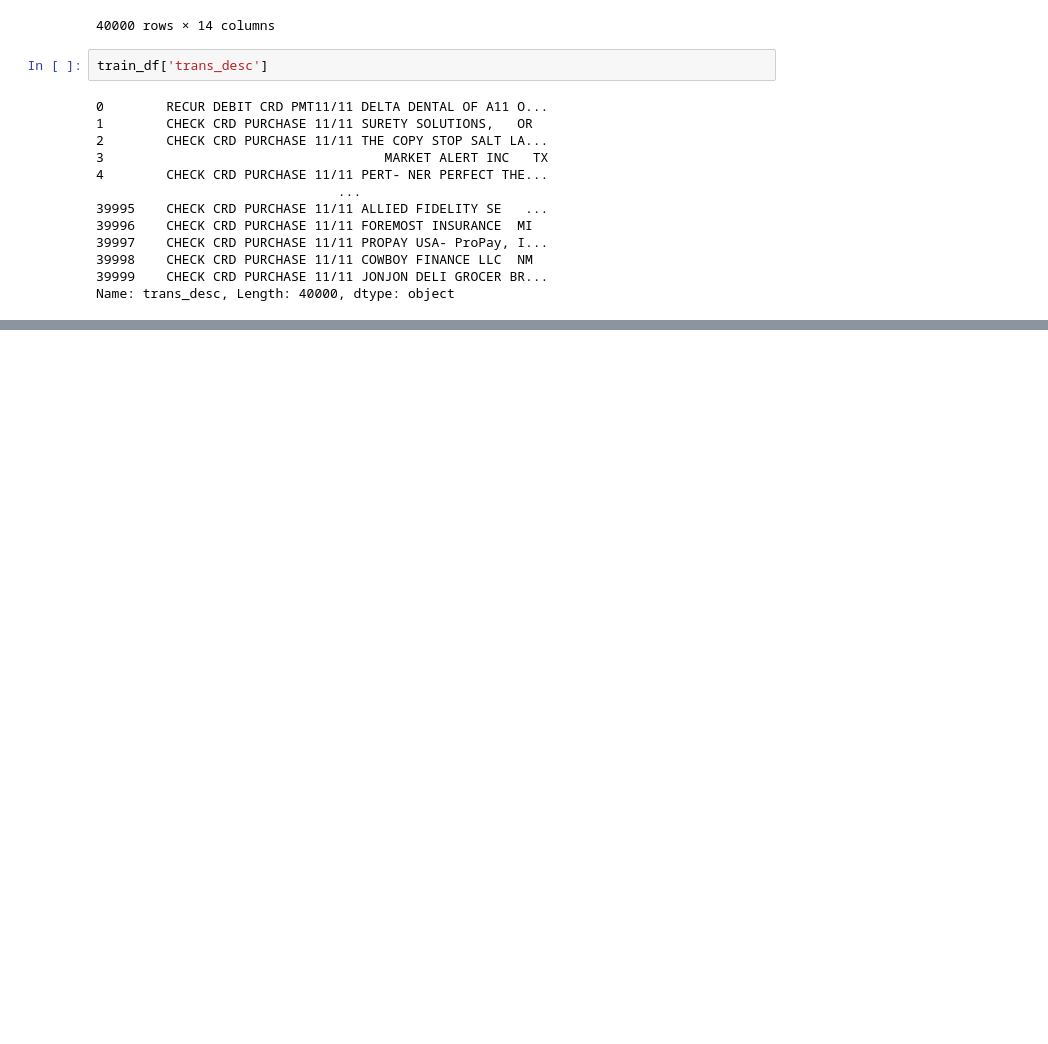
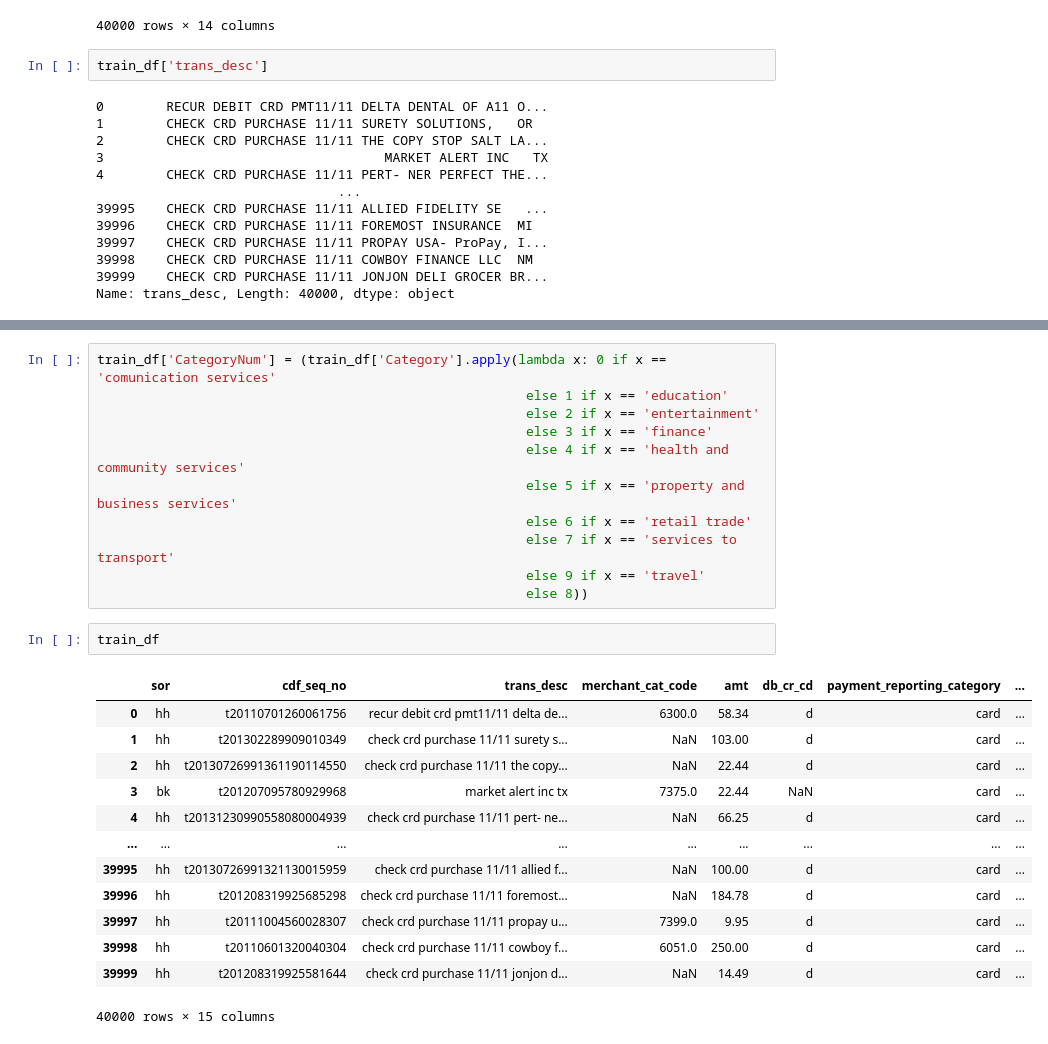
Before and after one commit to needleinahaystack3107/WellsFargoChallenge-TransactionAnalytics, a Jupyter notebook: Transaction Analytics.ipynb, the cells around one changed output, grey strips where cells are left out. Cells and saved outputs as stored; diff of their text form; blank space fills up the shorter version.

```diff
--- a/Transaction Analytics.ipynb
+++ b/Transaction Analytics.ipynb
@@ -206,0 +230,27 @@ Name: trans_desc, Length: 40000, dtype: object
+# %%
+train_df['CategoryNum'] = (train_df['Category'].apply(lambda x: 0 if x == 'comunication services'
+                                                       else 1 if x == 'education'
+                                                       else 2 if x == 'entertainment'
+                                                       else 3 if x == 'finance'
+                                                       else 4 if x == 'health and community services'
+                                                       else 5 if x == 'property and business services'
+                                                       else 6 if x == 'retail trade'
+                                                       else 7 if x == 'services to transport'
+                                                       else 9 if x == 'travel'
+                                                       else 8))
+# %%
+train_df
+# %% [output]
+|  | sor | cdf_seq_no | trans_desc | merchant_cat_code | amt | db_cr_cd | payment_reporting_category | ... |
+| 0 | hh | t20110701260061756 | recur debit crd pmt11/11 delta de... | 6300.0 | 58.34 | d | card | ... |
+| 1 | hh | t201302289909010349 | check crd purchase 11/11 surety s... | NaN | 103.00 | d | card | ... |
+| 2 | hh | t20130726991361190114550 | check crd purchase 11/11 the copy... | NaN | 22.44 | d | card | ... |
+| 3 | bk | t201207095780929968 | market alert inc tx | 7375.0 | 22.44 | NaN | card | ... |
+| 4 | hh | t20131230990558080004939 | check crd purchase 11/11 pert- ne... | NaN | 66.25 | d | card | ... |
+| ... | ... | ... | ... | ... | ... | ... | ... | ... |
+| 39995 | hh | t20130726991321130015959 | check crd purchase 11/11 allied f... | NaN | 100.00 | d | card | ... |
+| 39996 | hh | t201208319925685298 | check crd purchase 11/11 foremost... | NaN | 184.78 | d | card | ... |
+| 39997 | hh | t20111004560028307 | check crd purchase 11/11 propay u... | 7399.0 | 9.95 | d | card | ... |
+| 39998 | hh | t20110601320040304 | check crd purchase 11/11 cowboy f... | 6051.0 | 250.00 | d | card | ... |
+| 39999 | hh | t201208319925581644 | check crd purchase 11/11 jonjon d... | NaN | 14.49 | d | card | ... |
+40000 rows × 15 columns
```
Also changed, not shown: parts of 14 cells of this notebook.
